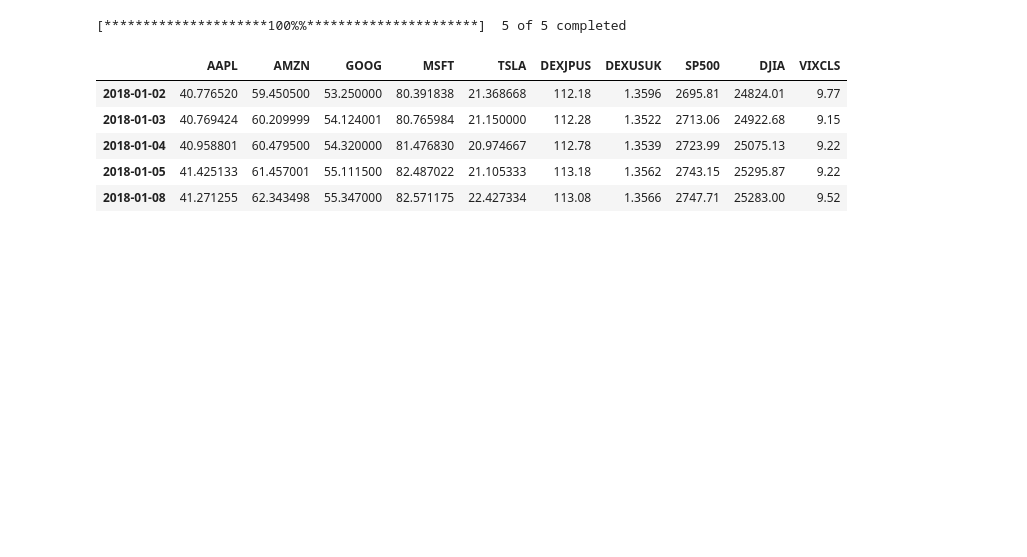
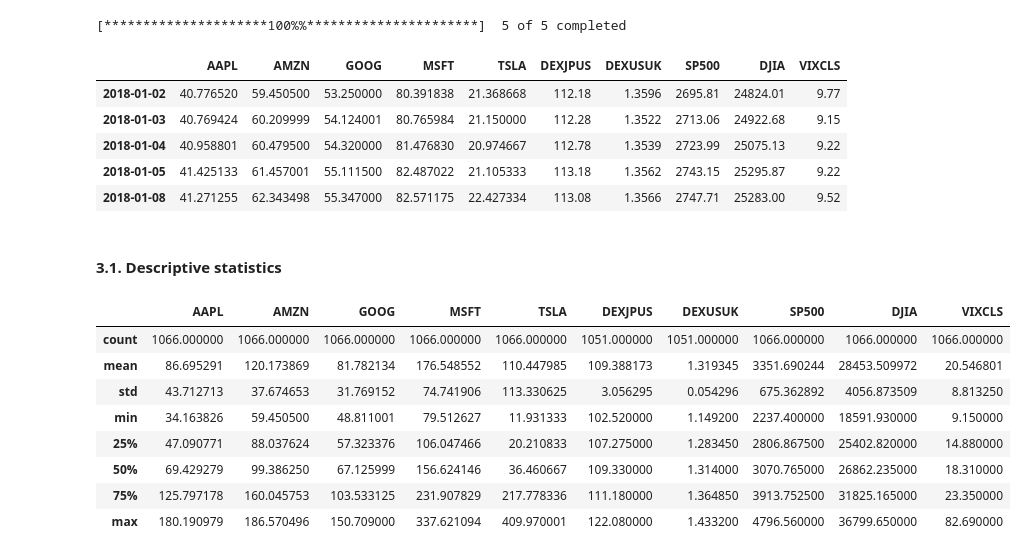
Before and after one commit to jamiecjm/quantpy-finml-course, a Jupyter notebook: chapter3.ipynb, the cells around one changed output. Cells and saved outputs as stored; diff of their text form; code cells hidden in the pictures; blank space fills up the shorter version.

```diff
--- a/chapter3.ipynb
+++ b/chapter3.ipynb
@@ -57,3 +64,17 @@ X_data.head()
 | 2018-01-04 | 40.958801 | 60.479500 | 54.320000 | 81.476830 | 20.974667 | 112.78 | 1.3539 | 2723.99 | 25075.13 | 9.22 |
 | 2018-01-05 | 41.425133 | 61.457001 | 55.111500 | 82.487022 | 21.105333 | 113.18 | 1.3562 | 2743.15 | 25295.87 | 9.22 |
 | 2018-01-08 | 41.271255 | 62.343498 | 55.347000 | 82.571175 | 22.427334 | 113.08 | 1.3566 | 2747.71 | 25283.00 | 9.52 |
+# %% [markdown]
+#### 3.1. Descriptive statistics
+# %%
+X_data.describe()
+# %% [output]
+|  | AAPL | AMZN | GOOG | MSFT | TSLA | DEXJPUS | DEXUSUK | SP500 | DJIA | VIXCLS |
+| count | 1066.000000 | 1066.000000 | 1066.000000 | 1066.000000 | 1066.000000 | 1051.000000 | 1051.000000 | 1066.000000 | 1066.000000 | 1066.000000 |
+| mean | 86.695291 | 120.173869 | 81.782134 | 176.548552 | 110.447985 | 109.388173 | 1.319345 | 3351.690244 | 28453.509972 | 20.546801 |
+| std | 43.712713 | 37.674653 | 31.769152 | 74.741906 | 113.330625 | 3.056295 | 0.054296 | 675.362892 | 4056.873509 | 8.813250 |
+| min | 34.163826 | 59.450500 | 48.811001 | 79.512627 | 11.931333 | 102.520000 | 1.149200 | 2237.400000 | 18591.930000 | 9.150000 |
+| 25% | 47.090771 | 88.037624 | 57.323376 | 106.047466 | 20.210833 | 107.275000 | 1.283450 | 2806.867500 | 25402.820000 | 14.880000 |
+| 50% | 69.429279 | 99.386250 | 67.125999 | 156.624146 | 36.460667 | 109.330000 | 1.314000 | 3070.765000 | 26862.235000 | 18.310000 |
+| 75% | 125.797178 | 160.045753 | 103.533125 | 231.907829 | 217.778336 | 111.180000 | 1.364850 | 3913.752500 | 31825.165000 | 23.350000 |
+| max | 180.190979 | 186.570496 | 150.709000 | 337.621094 | 409.970001 | 122.080000 | 1.433200 | 4796.560000 | 36799.650000 | 82.690000 |
```
Also changed, not shown: parts of 7 cells of this notebook, 1 other file.
